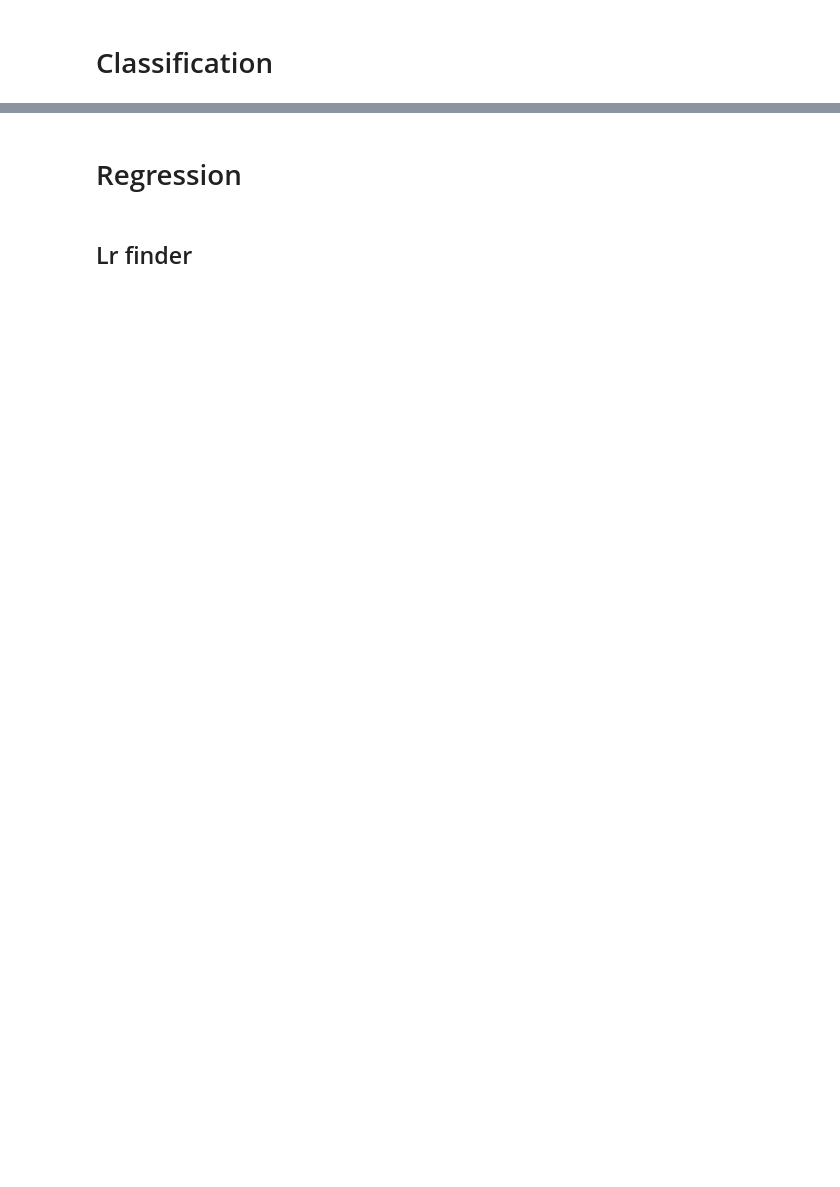
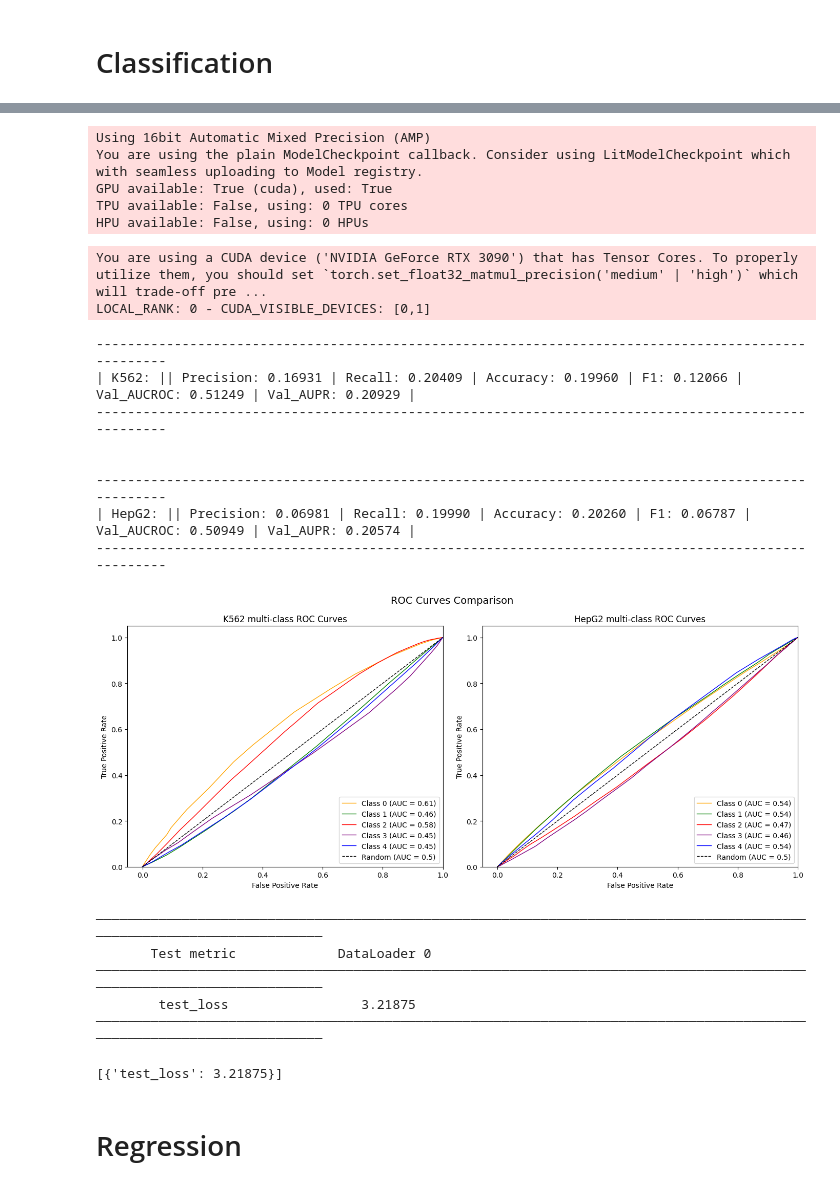
Before and after one commit to autosome-imtf/MPRA-MNIST, a Jupyter notebook: examples/SureDataset_example.ipynb, the cells around one changed output, grey strips where cells are left out. Cells and saved outputs as stored; diff of their text form; code cells hidden in the pictures; blank space fills up the shorter version.

```diff
--- a/examples/SureDataset_example.ipynb
+++ b/examples/SureDataset_example.ipynb
@@ -475,2 +60,70 @@ Predicting: |
+# %%
+# encapsulate data into dataloader form
+train_loader = data.DataLoader(dataset=test_dataset, batch_size=BATCH_SIZE, shuffle=True,
+                               num_workers = NUM_WORKERS, pin_memory=True, collate_fn=pad_collate)
+
+val_loader = data.DataLoader(dataset=test_dataset, batch_size=BATCH_SIZE, shuffle=False,
+                               num_workers = NUM_WORKERS, pin_memory=True, collate_fn=pad_collate)
+
+test_loader = data.DataLoader(dataset=test_dataset, batch_size=BATCH_SIZE, shuffle=False,
+                               num_workers = NUM_WORKERS, pin_memory=True, collate_fn=pad_collate)
+# %%
+model = HumanLegNet(in_ch=in_channels,
+                     output_dim = N_CLASSES,
+                     stem_ch=64,
+                     stem_ks=11,
+                     ef_ks=9,
+                     ef_block_sizes=[80, 96, 112, 128],
+                     pool_sizes=[2,2,2,2],
+                     resize_factor=4)
+model.apply(initialize_weights)
+
+seq_model = LitModel_Sure_Clas(model = model,
+                           loss = nn.CrossEntropyLoss(),
+                           n_classes = N_CLASSES,
+                           weight_decay = 1e-2, lr = 1e-2, print_each = 1)
+# %%
+# Initialize a trainer
+trainer = L.Trainer(
+    accelerator="gpu",
+    devices=[0],
+    max_epochs=1,
+    gradient_clip_val=1,
+    precision='16-mixed',
+    enable_progress_bar = False,
+    num_sanity_val_steps=0
+)
+# %% [output]
+Using 16bit Automatic Mixed Precision (AMP)
+You are using the plain ModelCheckpoint callback. Consider using LitModelCheckpoint which with seamless uploading to Model registry.
+GPU available: True (cuda), used: True
+TPU available: False, using: 0 TPU cores
+HPU available: False, using: 0 HPUs
+# %%
+# Train the model
+'''
+trainer.fit(seq_model,
+            train_dataloaders = train_loader,
+            val_dataloaders = val_loader)
+            '''
+trainer.test(seq_model, dataloaders = test_loader)
+# %% [output]
+You are using a CUDA device ('NVIDIA GeForce RTX 3090') that has Tensor Cores. To properly utilize them, you should set `torch.set_float32_matmul_precision('medium' | 'high')` which will trade-off pre ...
+LOCAL_RANK: 0 - CUDA_VISIBLE_DEVICES: [0,1]
+----------------------------------------------------------------------------------------------------
+| K562: || Precision: 0.16931 | Recall: 0.20409 | Accuracy: 0.19960 | F1: 0.12066 | Val_AUCROC: 0.51249 | Val_AUPR: 0.20929 |
+----------------------------------------------------------------------------------------------------
+
+
+----------------------------------------------------------------------------------------------------
+| HepG2: || Precision: 0.06981 | Recall: 0.19990 | Accuracy: 0.20260 | F1: 0.06787 | Val_AUCROC: 0.50949 | Val_AUPR: 0.20574 |
+----------------------------------------------------------------------------------------------------
+[figure, added]
+────────────────────────────────────────────────────────────────────────────────────────────────────────────────────────
+       Test metric             DataLoader 0
+────────────────────────────────────────────────────────────────────────────────────────────────────────────────────────
+        test_loss                 3.21875
+────────────────────────────────────────────────────────────────────────────────────────────────────────────────────────
+[{'test_loss': 3.21875}]
 # %% [markdown]
 # Regression
@@ -635,2 +143,0 @@ class Seq1Model(L.LightningModule):
-# %% [markdown]
-## Lr finder
```
Also changed, not shown: parts of 21 cells of this notebook, 30 other files.
